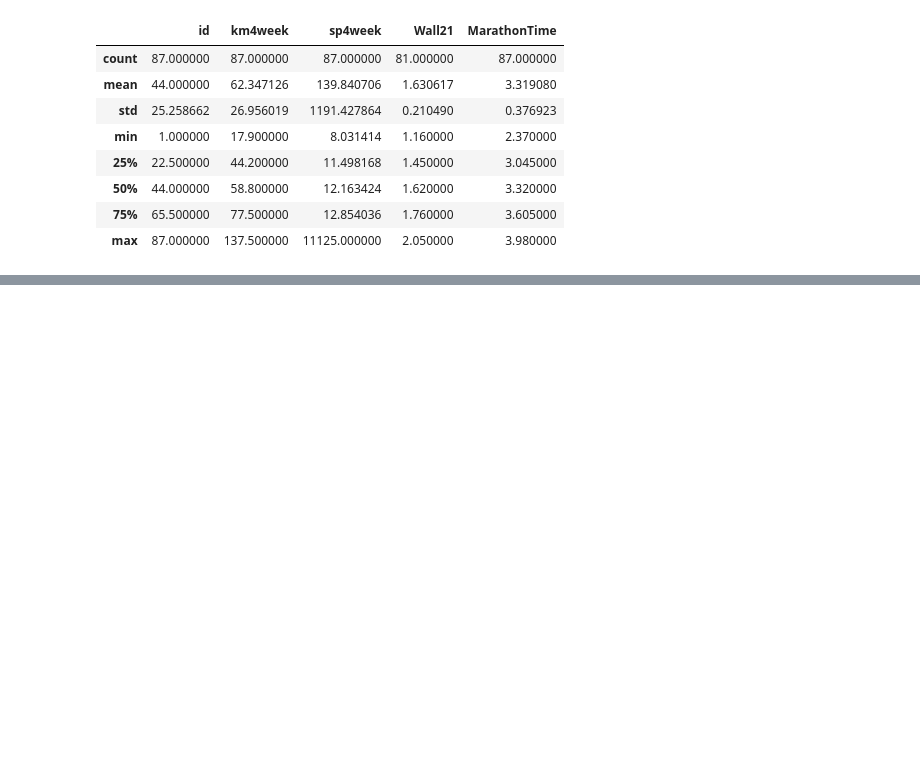
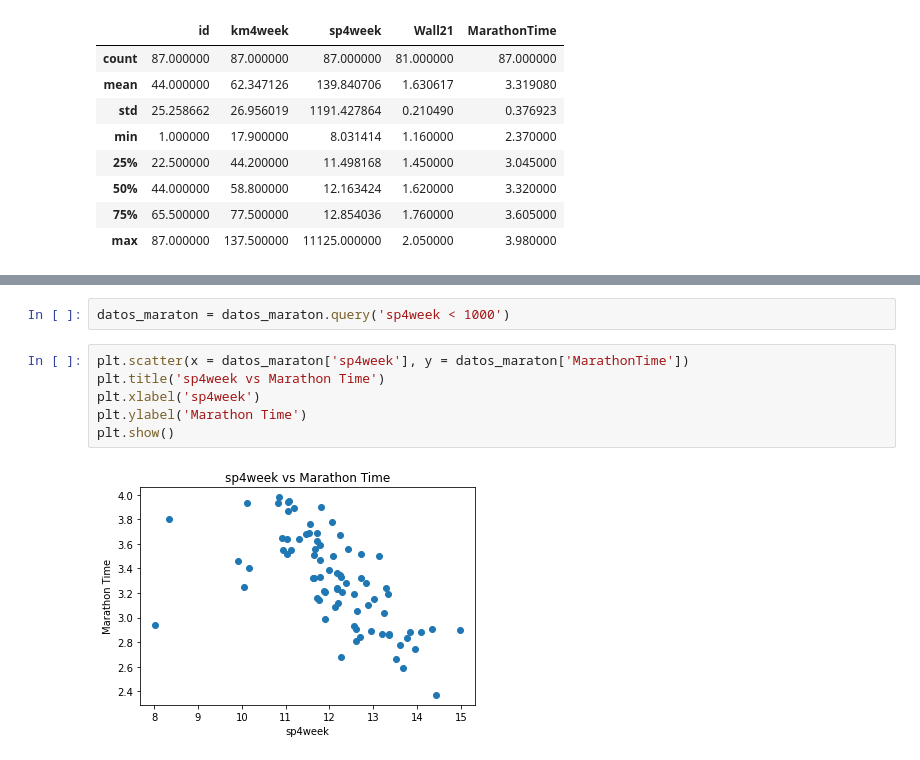
Before and after one commit to javilledo/MachineLearning, a Jupyter notebook: PredicciónTiempoMaratón_RegresiónLineal.ipynb, the cells around one changed output, grey strips where cells are left out. Saved outputs shown, nothing was run; the diff lists cells and outputs as text; blank space fills up the shorter version.

```diff
--- a/PredicciónTiempoMaratón_RegresiónLineal.ipynb
+++ b/PredicciónTiempoMaratón_RegresiónLineal.ipynb
@@ -117,0 +279,10 @@ datos_maraton.describe()
+# %%
+datos_maraton = datos_maraton.query('sp4week < 1000')
+# %%
+plt.scatter(x = datos_maraton['sp4week'], y = datos_maraton['MarathonTime'])
+plt.title('sp4week vs Marathon Time')
+plt.xlabel('sp4week')
+plt.ylabel('Marathon Time')
+plt.show()
+# %% [output]
+[figure, added]
```
Also changed, not shown: parts of 21 cells of this notebook.
